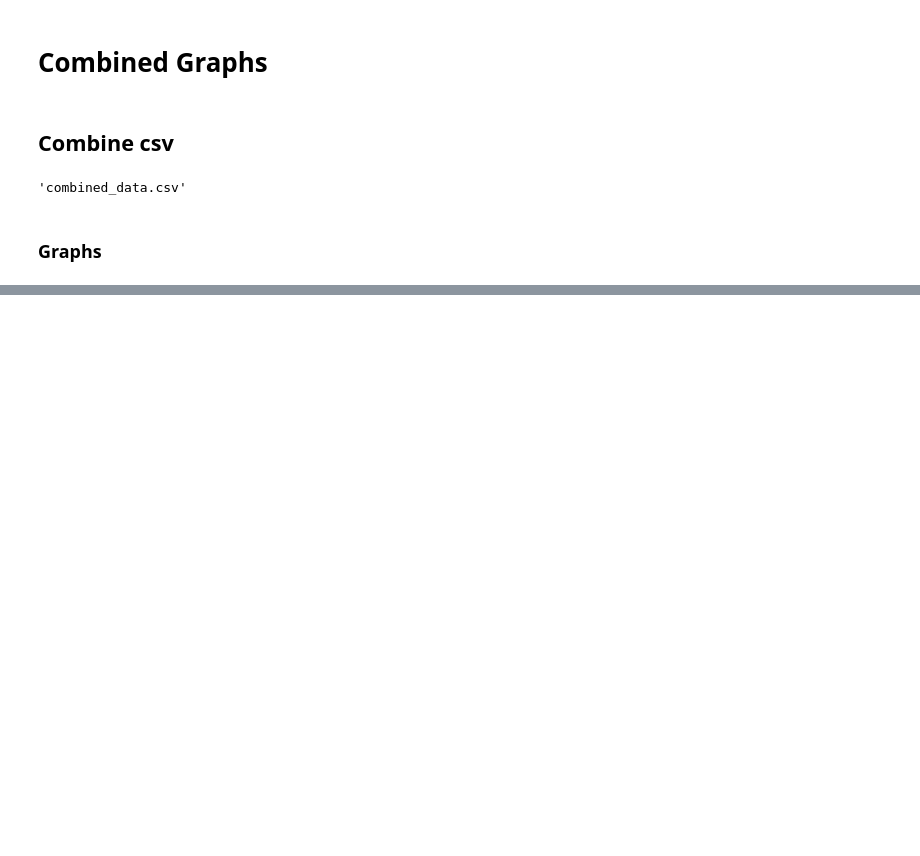
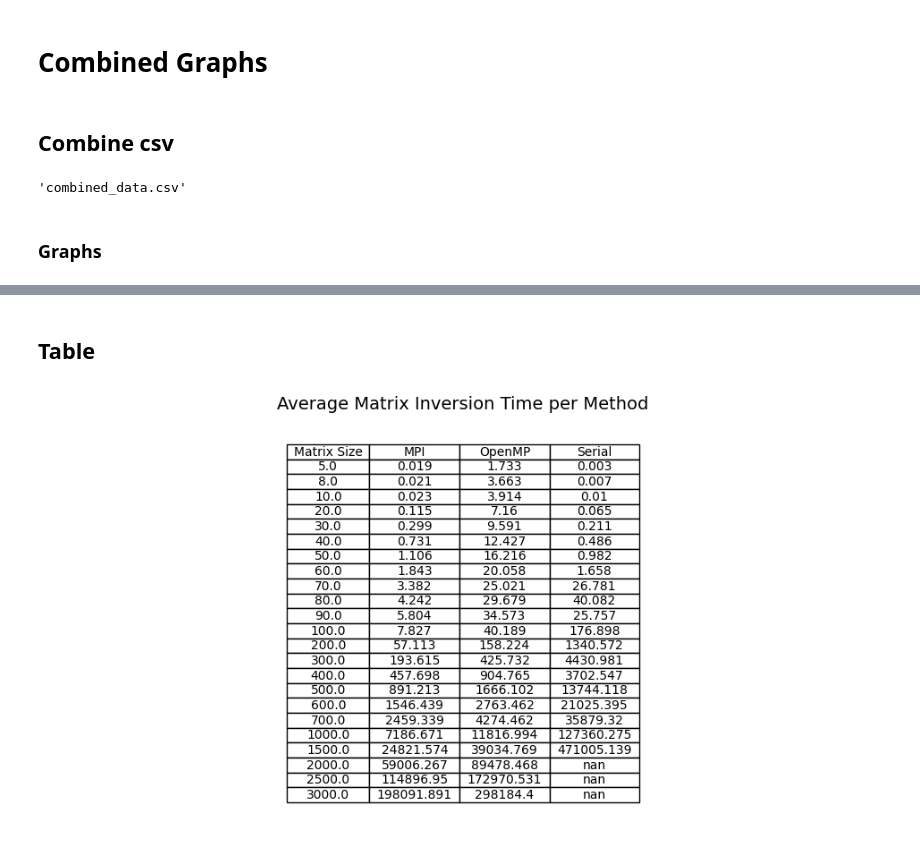
Before and after one commit to Adarsh-Johny/HPC.ParallelMatrixInversion, a Jupyter notebook: Metrics/calculate_performance_metrics.ipynb, the cells around one changed output, grey strips where cells are left out. Drawn from its saved outputs; the diff is of its cells as text; code cells hidden in the pictures; blank space fills up the shorter version.

Commit message:
Table and error corrections

```diff
--- a/Metrics/calculate_performance_metrics.ipynb
+++ b/Metrics/calculate_performance_metrics.ipynb
@@ -576,0 +582,47 @@ plot_max_time(data)
+# %% [markdown]
+## Table
+# %%
+# Calculate average time per matrix size for OpenMP, MPI, and Serial
+
+# Load the combined data from CSV
+file_path = "combined_data.csv"  # Replace with your file path
+# Reload the updated CSV file to ensure all formats are included
+combined_data = pd.read_csv(file_path)
+
+# Categorize data by method (OpenMP, MPI, Serial)
+combined_data["Method"] = combined_data["Type"].apply(
+    lambda x: "OpenMP" if "OpenMP" in x else ("MPI" if "MPI" in x else "Serial")
+)
+
+# Compute the average time per matrix size for each method
+average_table = combined_data.pivot_table(
+    values="Time (ms)",
+    index="Matrix Size",
+    columns="Method",
+    aggfunc="mean"
+).reset_index()
+
+# Plot the table with the updated data
+def plot_average_table(data):
+    fig, ax = plt.subplots(figsize=(12, 6))
+    ax.axis('tight')
+    ax.axis('off')
+
+    # Convert DataFrame to a table
+    table = ax.table(
+        cellText=data.round(3).values,  # Round values for better display
+        colLabels=data.columns,
+        cellLoc='center',
+        loc='center'
+    )
+    table.auto_set_font_size(False)
+    table.set_fontsize(10)
+    table.auto_set_column_width(col=list(range(len(data.columns))))
+
+    plt.title("Average Matrix Inversion Time per Method", fontsize=14)
+    plt.show()
+
+# Generate the table plot
+plot_average_table(average_table)
+# %% [output]
+[figure, added]
```
Also changed, not shown: parts of 2 cells of this notebook, 1 other file.
